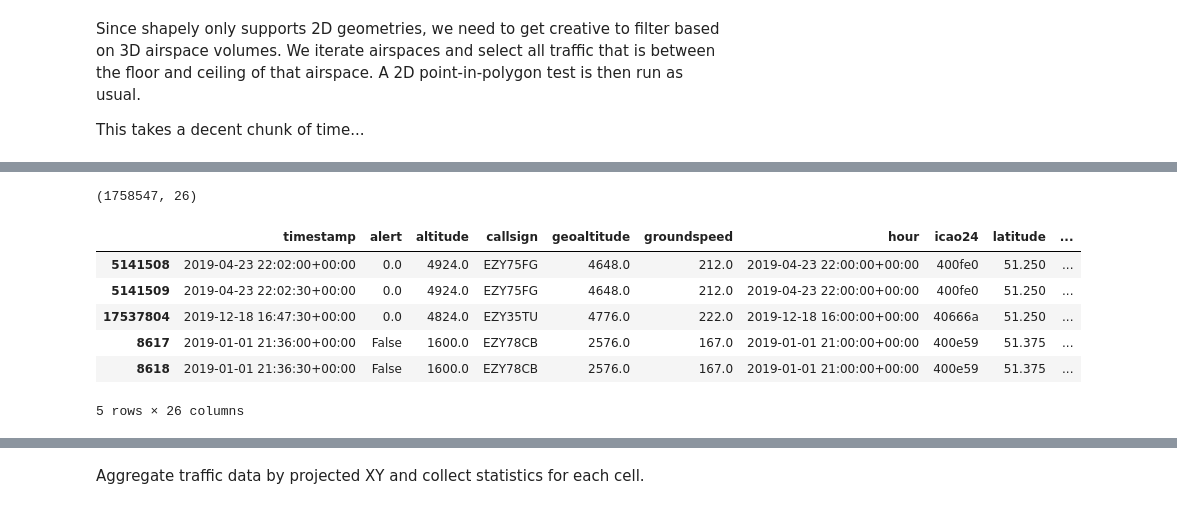
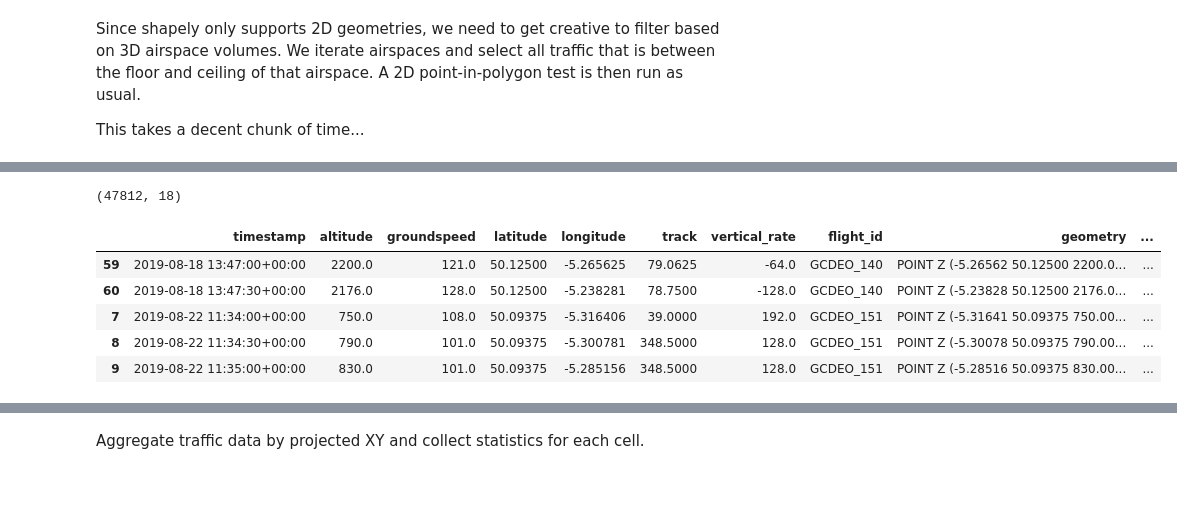
Before and after one commit to aliaksei135/sandbox, a Jupyter notebook: tfc_dists/notebooks/airprox_corr.ipynb, the cells around one changed output, grey strips where cells are left out. Saved outputs shown, nothing was run; the diff lists cells and outputs as text; code cells hidden in the pictures.

```diff
--- a/tfc_dists/notebooks/airprox_corr.ipynb
+++ b/tfc_dists/notebooks/airprox_corr.ipynb
@@ -30,4 +30,4 @@ from traffic.data import airports
 # %%
 airprox_gdf = gpd.GeoDataFrame(pd.read_pickle('../data/airprox_asp_2000_2021.pkl'))
-# tfc_clean = traffic.core.Traffic.from_file('../data/cornwall_tfc_clean_30s_lt3000ft_2019_filt10_f16.pkl')
-tfc_clean = traffic.core.Traffic.from_file('../data/southeng_tfc_clean_lt5000ft_2019.pkl.bz2')
+tfc_clean = traffic.core.Traffic.from_file('../data/cornwall/cornwall_tfc_clean_30s_lt3000ft_2019_f16.pkl.bz2')
+# tfc_clean = traffic.core.Traffic.from_file('../data/southeng_tfc_clean_lt5000ft_2019.pkl.bz2')
@@ -123,7 +164,7 @@ asp_gdf = asp_gdf[(asp_gdf['approved'] == True) & (asp_gdf['onDemand'] == False)
 asp_gdf = asp_gdf.cx[
           tfc_clean.data.longitude.min():tfc_clean.data.longitude.max(),
           tfc_clean.data.latitude.min(): tfc_clean.data.latitude.max()
-          ]
+          ].reset_index()
 asp_upper_lims = pd.DataFrame(pd.json_normalize(asp_gdf.upperLimit))
 asp_lower_lims = pd.DataFrame(pd.json_normalize(asp_gdf.lowerLimit))
 asp_upper_lims.columns = ['upperLimit_value', 'upperLimit_unit', 'upperLimit_ref']
@@ -147,14 +188,14 @@ def alt_std(row):
         cr['upperLimit_value'] *= 100
 
     if cr['lowerLimit_unit'] == 0:
-        cr['lwoerLimit_value'] *= 3.28084
+        cr['lowerLimit_value'] *= 3.28084
     elif cr['lowerLimit_unit'] == 6:
         cr['lowerLimit_value'] *= 100
 
     return cr
 
 
-asp_gdf = asp_gdf.apply(alt_std, axis=1).dropna()
+# asp_gdf = asp_gdf.apply(alt_std, axis=1).dropna()
 asp_gdf = asp_gdf[asp_gdf['lowerLimit_value'] <= 5000]
 asp_gdf = asp_gdf.drop(labels=['upperLimit_unit', 'upperLimit_ref', 'lowerLimit_unit', 'lowerLimit_ref'], axis=1)
 
@@ -205,15 +248,14 @@ con_asp_tfc_gdf = pd.concat(joined_dfs, axis=0)
 # %%
-con_asp_tfc_gdf.to_pickle('../data/southeng_con_asp_tfc_2019.pkl.bz2', compression='bz2')
+con_asp_tfc_gdf.to_pickle('../data/cornwall_con_asp_tfc_2019.pkl.bz2', compression='bz2')
 print(con_asp_tfc_gdf.shape)
 con_asp_tfc_gdf.head()
 # %% [output]
-(1758547, 26)
+(47812, 18)
-|  | timestamp | alert | altitude | callsign | geoaltitude | groundspeed | hour | icao24 | latitude | ... |
-| 5141508 | 2019-04-23 22:02:00+00:00 | 0.0 | 4924.0 | EZY75FG | 4648.0 | 212.0 | 2019-04-23 22:00:00+00:00 | 400fe0 | 51.250 | ... |
-| 5141509 | 2019-04-23 22:02:30+00:00 | 0.0 | 4924.0 | EZY75FG | 4648.0 | 212.0 | 2019-04-23 22:00:00+00:00 | 400fe0 | 51.250 | ... |
-| 17537804 | 2019-12-18 16:47:30+00:00 | 0.0 | 4824.0 | EZY35TU | 4776.0 | 222.0 | 2019-12-18 16:00:00+00:00 | 40666a | 51.250 | ... |
-| 8617 | 2019-01-01 21:36:00+00:00 | False | 1600.0 | EZY78CB | 2576.0 | 167.0 | 2019-01-01 21:00:00+00:00 | 400e59 | 51.375 | ... |
-| 8618 | 2019-01-01 21:36:30+00:00 | False | 1600.0 | EZY78CB | 2576.0 | 167.0 | 2019-01-01 21:00:00+00:00 | 400e59 | 51.375 | ... |
+|  | timestamp | altitude | groundspeed | latitude | longitude | track | vertical_rate | flight_id | geometry | ... |
+| 59 | 2019-08-18 13:47:00+00:00 | 2200.0 | 121.0 | 50.12500 | -5.265625 | 79.0625 | -64.0 | GCDEO_140 | POINT Z (-5.26562 50.12500 2200.0... | ... |
+| 60 | 2019-08-18 13:47:30+00:00 | 2176.0 | 128.0 | 50.12500 | -5.238281 | 78.7500 | -128.0 | GCDEO_140 | POINT Z (-5.23828 50.12500 2176.0... | ... |
+| 7 | 2019-08-22 11:34:00+00:00 | 750.0 | 108.0 | 50.09375 | -5.316406 | 39.0000 | 192.0 | GCDEO_151 | POINT Z (-5.31641 50.09375 750.00... | ... |
+| 8 | 2019-08-22 11:34:30+00:00 | 790.0 | 101.0 | 50.09375 | -5.300781 | 348.5000 | 128.0 | GCDEO_151 | POINT Z (-5.30078 50.09375 790.00... | ... |
+| 9 | 2019-08-22 11:35:00+00:00 | 830.0 | 101.0 | 50.09375 | -5.285156 | 348.5000 | 128.0 | GCDEO_151 | POINT Z (-5.28516 50.09375 830.00... | ... |
-5 rows × 26 columns
 # %%
 unc_asp_tfc_gdf = pd.merge(tfc_gdf, con_asp_tfc_gdf, how="outer", indicator=True
```
Also changed, not shown: parts of 66 cells of this notebook.
